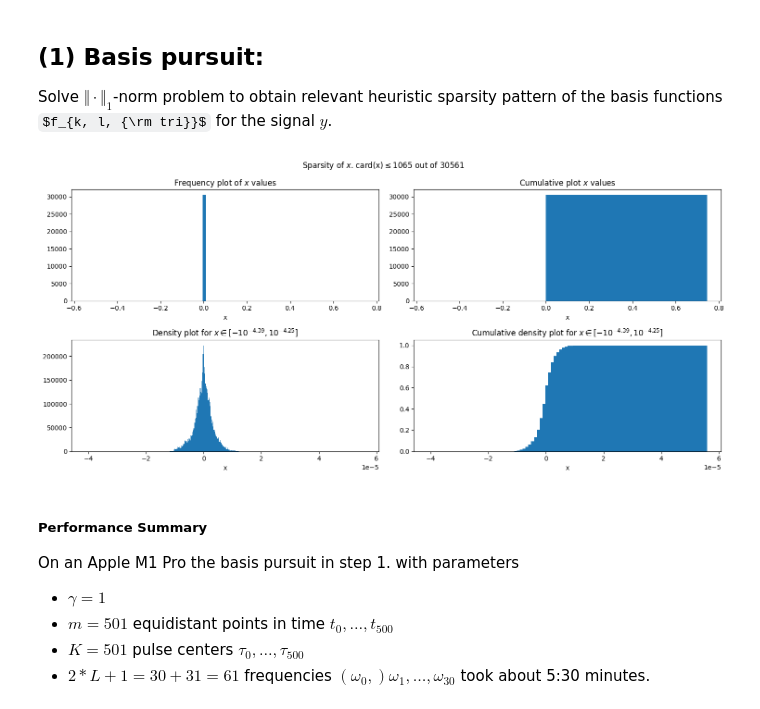
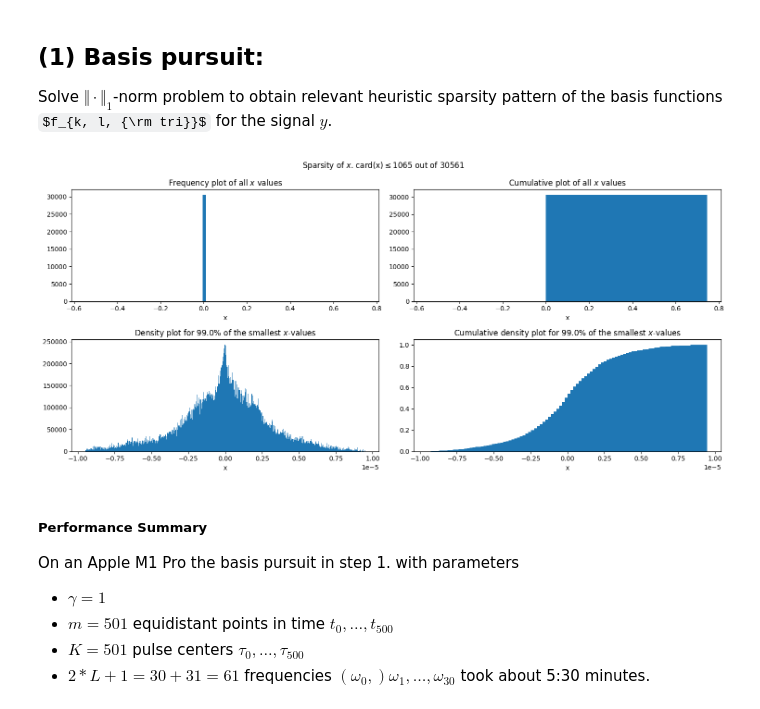
Before and after one commit to dhjnam/cvx-opt, a Jupyter notebook: 06_5_4_time_frequency_analysis_with_basis_pursuit.ipynb, the cells around one changed output. Saved outputs shown, nothing was run; the diff lists cells and outputs as text; code cells hidden in the pictures; some formulas as TeX source.

Commit message:
visualize intensity of coefficients. autoadaptive histgram plot [default p=.99]

```diff
--- a/06_5_4_time_frequency_analysis_with_basis_pursuit.ipynb
+++ b/06_5_4_time_frequency_analysis_with_basis_pursuit.ipynb
@@ -103,48 +96,48 @@ problem.solve(verbose=False)
 sparse_x = x.value
 # %%
 # Histogram plot of sparsity vector and approximation
-
-squeeze = .75e-4
-range_min, range_max = squeeze * np.min(sparse_x), squeeze * np.max(sparse_x)
-
-zero_x = sparse_x[np.abs(sparse_x) < np.average([range_min, range_max])]
-
 
 fig, axes = plt.subplots(2, 2, figsize=(15, 7))
 fig.suptitle(f'Sparsity of $x$. $\\rm{{card}}(x) \\leq {len(sparse_x) - len(zero_x)} $ out of {len(sparse_x)}')
 
 ax = axes[0, 0]
 ax.set(
-    title=f'Frequency plot of $x$ values',
+    title=f'Frequency plot of all $x$ values',
     xlabel='x'
 )
 ax.hist(sparse_x, bins=100)
 
 ax = axes[0, 1]
 ax.set(
-    title=f'Cumulative plot $x$ values',
+    title=f'Cumulative plot of all $x$ values',
     xlabel='x'
 )
 ax.hist(sparse_x, bins=500, cumulative=True)
 
+
+# only incluce a fraction of p smallest sparsity values into the histogram
+p = .99
+nP = int(np.ceil(p * K * dL1))
+p_smallest = np.argpartition(np.abs(sparse_x), nP)[:nP]
+
 ax = axes[1, 0]
-ax.hist(sparse_x, bins=500, density=True, range=[range_min, range_max])
+ax.hist(sparse_x[p_smallest], bins=500, density=True)
 ax.set(
-    title=f'Density plot for $x \in [-10^{{{np.round(np.log10(np.abs(range_min)), 2)}}}, 10^{{{np.round(np.log10(range_max), 2)}}}]$',
+    title=f'Density plot for ${{{p * 100}}} \\%$ of the smallest $x$-values',
     xlabel='x'
 )
 
 ax = axes[1, 1]
 ax.set(
-    title=f'Cumulative density plot for $x \in [-10^{{{np.round(np.log10(np.abs(range_min)), 2)}}}, 10^{{{np.round(np.log10(range_max), 2)}}}]$',
+    title=f'Cumulative density plot for ${{{p * 100}}} \\%$ of the smallest $x$-values',
     xlabel='x'
 )
-ax.hist(sparse_x, bins=100, density=True, cumulative=True, range=[range_min, range_max])
+ax.hist(sparse_x[p_smallest], bins=100, density=True, cumulative=True)
 
 fig.tight_layout()
 plt.show()
 # %% [output]
-[figure, old version]
+[figure, new version]
 # %% [markdown]
 ##### Performance Summary
 
```
Also changed, not shown: parts of 7 cells of this notebook.
